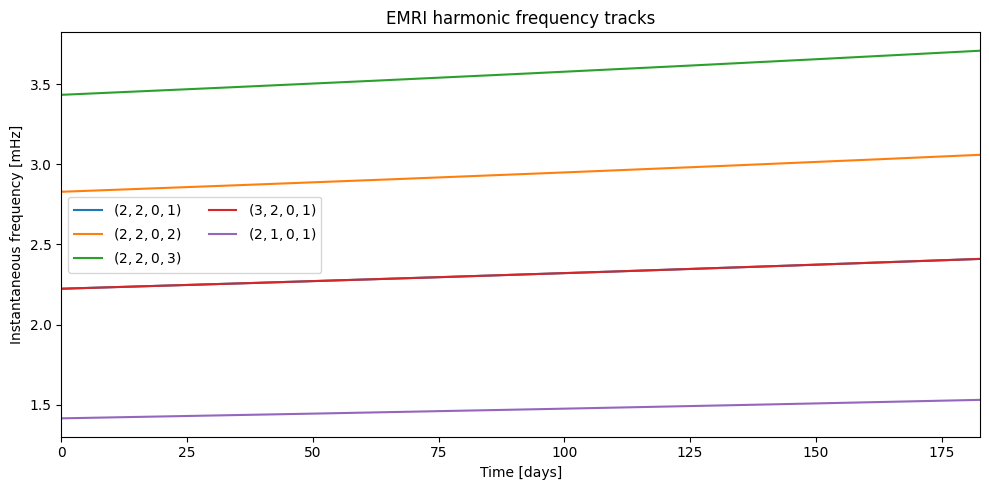
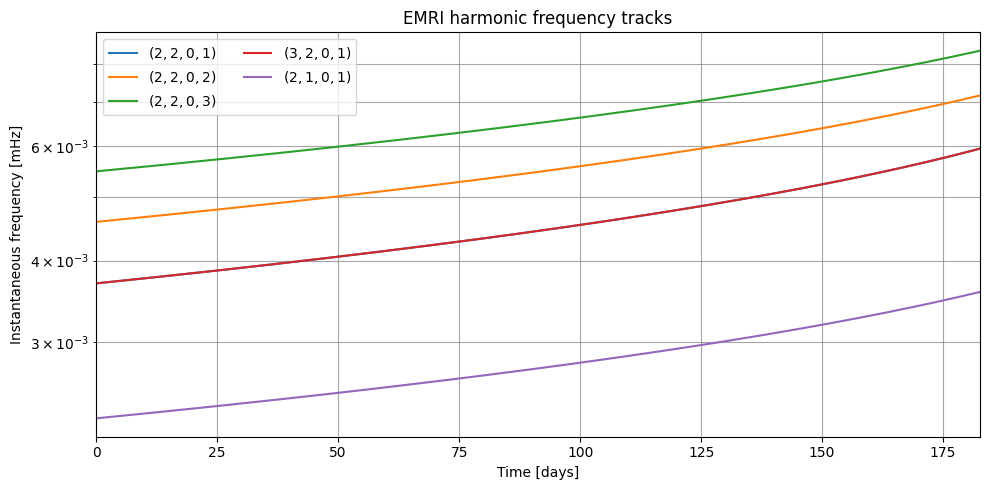
Unified diff of the notebook cell whose output changed from the first chart to the second:
--- before
+++ after
@@ -13,7 +13,7 @@
     )
     t_days_tr = np.asarray(t_tr) / 86400.0
-    f_mHz_tr  = np.asarray(f_tr) * 1000
-    valid_tr  = np.isfinite(f_mHz_tr) & (f_mHz_tr > 0)
-    ax.plot(t_days_tr[valid_tr], f_mHz_tr[valid_tr],
+    f_Hz_tr  = np.asarray(f_tr)
+    valid_tr  = np.isfinite(f_Hz_tr) & (f_Hz_tr > 0)
+    ax.semilogy(t_days_tr[valid_tr], f_Hz_tr[valid_tr],
             label=fr"$({l},{m},{k},{n})$", lw=1.5)
 
@@ -22,4 +22,5 @@
 ax.set_title("EMRI harmonic frequency tracks")
 ax.legend(ncol=2)
+ax.grid(True, which='both', alpha=0.7, color='grey')
 ax.set_xlim([0, t_days[-1]])
 plt.tight_layout()

Commit: Test example notebooks again